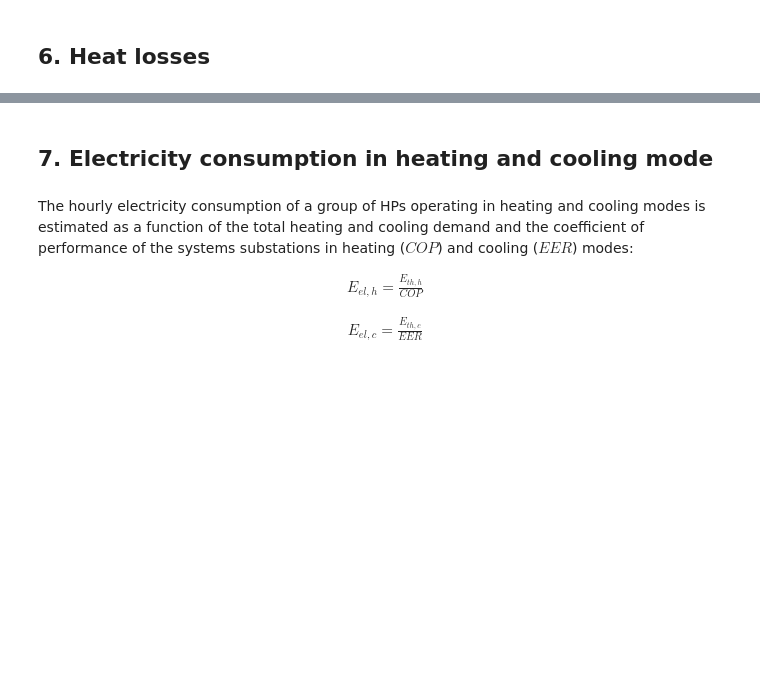
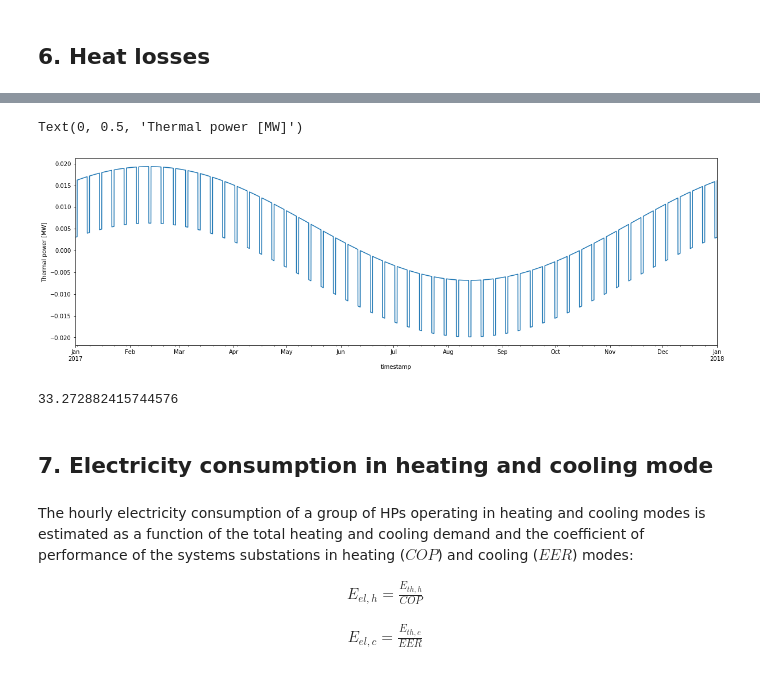
Before and after one commit to fernandobperezm/data-and-results-visualization, a Jupyter notebook: Data Processing.ipynb, the cells around one changed output, grey strips where cells are left out. Drawn from its saved outputs; the diff is of its cells as text; code cells hidden in the pictures; blank space fills up the shorter version.

```diff
--- a/Data Processing.ipynb
+++ b/Data Processing.ipynb
@@ -763,5 +750,14 @@ def heat_losses(T_net,T_gr, DT_evap):
 # %%
 dataset[['E_loss_s', 'E_loss_r', 'E_loss_tot']] = dataset.apply(lambda fila: heat_losses(fila["net_temp"], fila["ground_temp"], DT_evap), axis=1, result_type='expand')
+ax=dataset.E_loss_tot.plot(figsize=(20,6))
+ax.set_ylabel('Thermal power [MW]')
+# %% [output]
+Text(0, 0.5, 'Thermal power [MW]')
+[figure, added]
+# %%
+dataset.E_loss_tot.sum()
+# %% [output]
+33.272882415744576
 # %% [markdown]
 ## 7. Electricity consumption in heating and cooling mode
 # %% [markdown]
```
Also changed, not shown: parts of 18 cells of this notebook, 3 other files.
